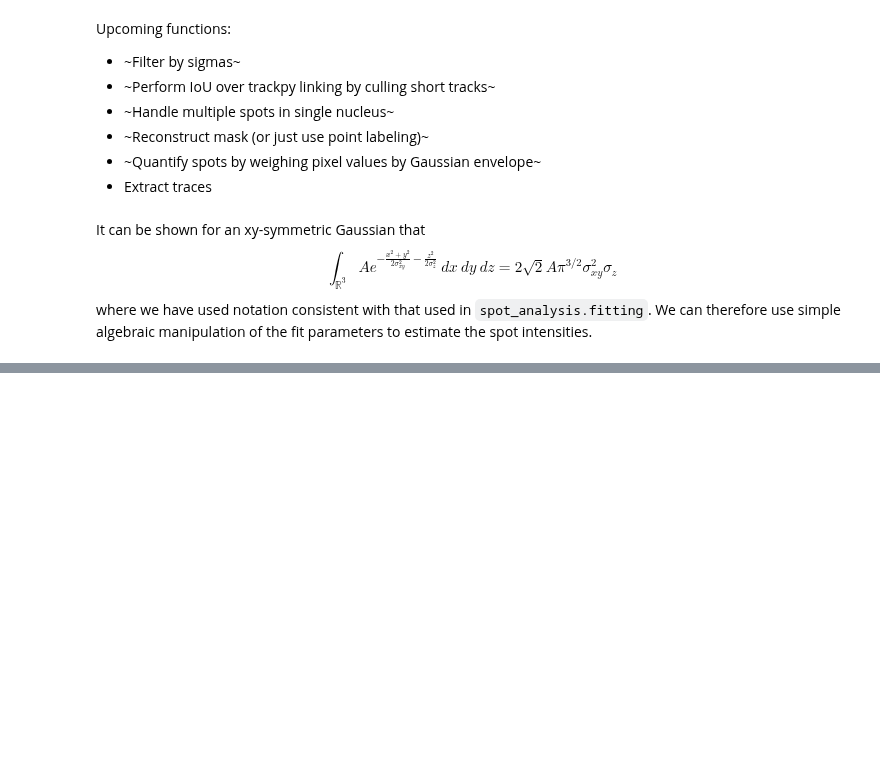
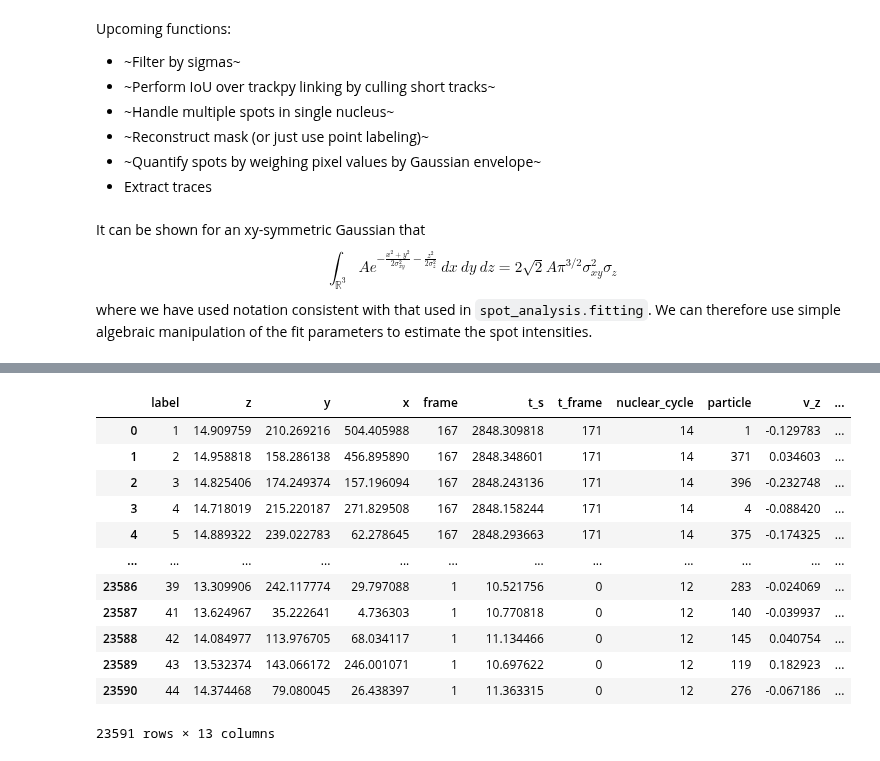
Before and after one commit to GarciaLab/transcription_pipeline, a Jupyter notebook: test.ipynb, the cells around one changed output, grey strips where cells are left out. Cells and saved outputs as stored; diff of their text form; code cells hidden in the pictures; blank space fills up the shorter version.

Commit message:
Added nuclear cycle detection, need to compile traces next.

```diff
--- a/test.ipynb
+++ b/test.ipynb
@@ -95,10 +93,15 @@ labels, labels_futures, _ = segmentation.segment_movie_parallel(
     futures_in=False,
 )
 
-segmentation_dataframe = track_features.segmentation_df(
+num_nuclei_per_fov = {12: (30, 50), 13: (70, 100), 14: (140, 220)}
+
+segmentation_dataframe, division_frames, nuclear_cycle = track_features.segmentation_df(
     labels,
     nuclear_channel,
     nuclear_channel_metadata,
+    num_nuclei_per_fov=num_nuclei_per_fov,
+    division_peak_height=0.1,
+    min_time_between_divisions=10,
 )
 
 tracked_dataframe = track_features.link_df(
@@ -111,6 +114,7 @@ tracked_dataframe = track_features.link_df(
     t_column="frame_reverse",
     velocity_predict=True,
     velocity_averaging=2,
+    reindex=True,
 )
 
 centroids = np.unique(
@@ -305,0 +314,16 @@ plt.show()
+# %%
+mitosis_dataframe
+# %% [output]
+|  | label | z | y | x | frame | t_s | t_frame | nuclear_cycle | particle | v_z | ... |
+| 0 | 1 | 14.909759 | 210.269216 | 504.405988 | 167 | 2848.309818 | 171 | 14 | 1 | -0.129783 | ... |
+| 1 | 2 | 14.958818 | 158.286138 | 456.895890 | 167 | 2848.348601 | 171 | 14 | 371 | 0.034603 | ... |
+| 2 | 3 | 14.825406 | 174.249374 | 157.196094 | 167 | 2848.243136 | 171 | 14 | 396 | -0.232748 | ... |
+| 3 | 4 | 14.718019 | 215.220187 | 271.829508 | 167 | 2848.158244 | 171 | 14 | 4 | -0.088420 | ... |
+| 4 | 5 | 14.889322 | 239.022783 | 62.278645 | 167 | 2848.293663 | 171 | 14 | 375 | -0.174325 | ... |
+| ... | ... | ... | ... | ... | ... | ... | ... | ... | ... | ... | ... |
+| 23586 | 39 | 13.309906 | 242.117774 | 29.797088 | 1 | 10.521756 | 0 | 12 | 283 | -0.024069 | ... |
+| 23587 | 41 | 13.624967 | 35.222641 | 4.736303 | 1 | 10.770818 | 0 | 12 | 140 | -0.039937 | ... |
+| 23588 | 42 | 14.084977 | 113.976705 | 68.034117 | 1 | 11.134466 | 0 | 12 | 145 | 0.040754 | ... |
+| 23589 | 43 | 13.532374 | 143.066172 | 246.001071 | 1 | 10.697622 | 0 | 12 | 119 | 0.182923 | ... |
+| 23590 | 44 | 14.374468 | 79.080045 | 26.438397 | 1 | 11.363315 | 0 | 12 | 276 | -0.067186 | ... |
+23591 rows × 13 columns
```
Also changed, not shown: parts of 17 cells of this notebook, 3 other files.
